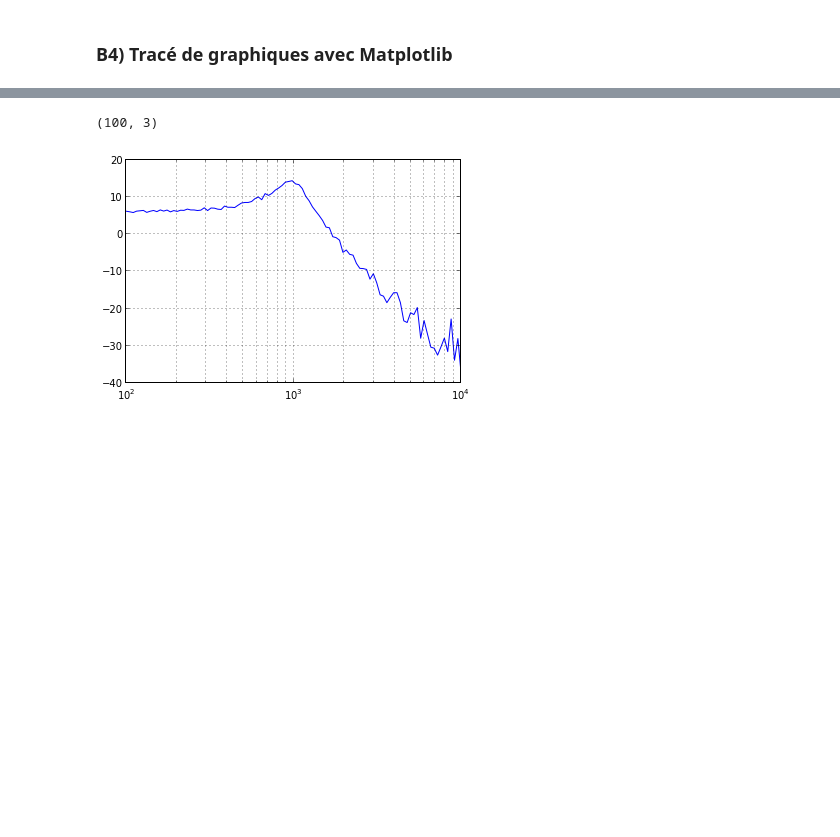
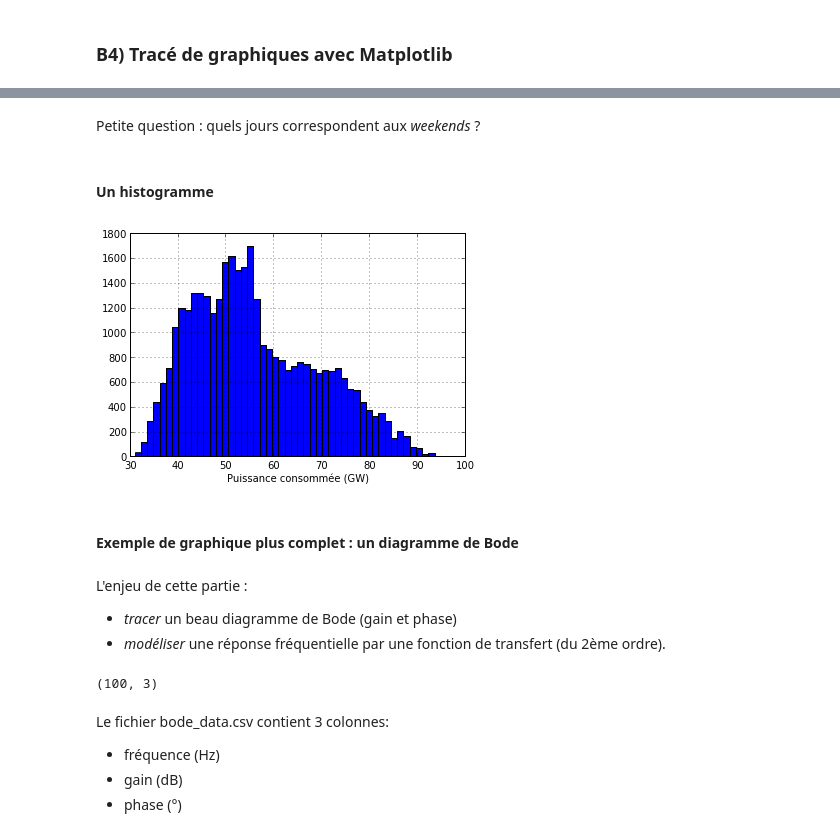
Before and after one commit to pierre-haessig/formation-python-SI, a Jupyter notebook: S2 Objets et Calcul numérique.ipynb, the cells around one changed output, grey strips where cells are left out. Drawn from its saved outputs; the diff is of its cells as text; code cells hidden in the pictures; blank space fills up the shorter version.

```diff
--- a/S2 Objets et Calcul numérique.ipynb
+++ b/S2 Objets et Calcul numérique.ipynb
@@ -102 +206,18 @@ np.savetxt?
+# %% [markdown]
+Petite question : quels jours correspondent aux *weekends* ?
+# %% [markdown]
+#### Un histogramme
+# %%
+plt.hist(conso, bins=50, normed=False)
+# (mettre normed=True pour tracer une densité de probabilité)
+plt.xlabel(u'Puissance consommée (GW)');
+# %% [output]
+[figure, added]
+# %% [markdown]
+#### Exemple de graphique plus complet : un diagramme de Bode
+# %% [markdown]
+L'enjeu de cette partie :
+
+* *tracer* un beau diagramme de Bode (gain et phase)
+* *modéliser* une réponse fréquentielle par une fonction de transfert (du 2ème ordre).
 # %%
@@ -105,5 +227,11 @@ data.shape
 # %% [output]
 (100, 3)
+# %% [markdown]
+Le fichier bode_data.csv contient 3 colonnes:
+
+* fréquence (Hz)
+* gain (dB)
+* phase (°)
 # %%
 # Séparation des données
 f = data[:,0]
@@ -111,7 +239,3 @@ gain = data[:,1]
 phase = data[:,2]
 # ou en abrégé:
 # f, gain, phase = data.T
-# %%
-semilogx(f, gain);
-# %% [output]
-[figure, removed]
```
Also changed, not shown: parts of 36 cells of this notebook, 3 other files.
